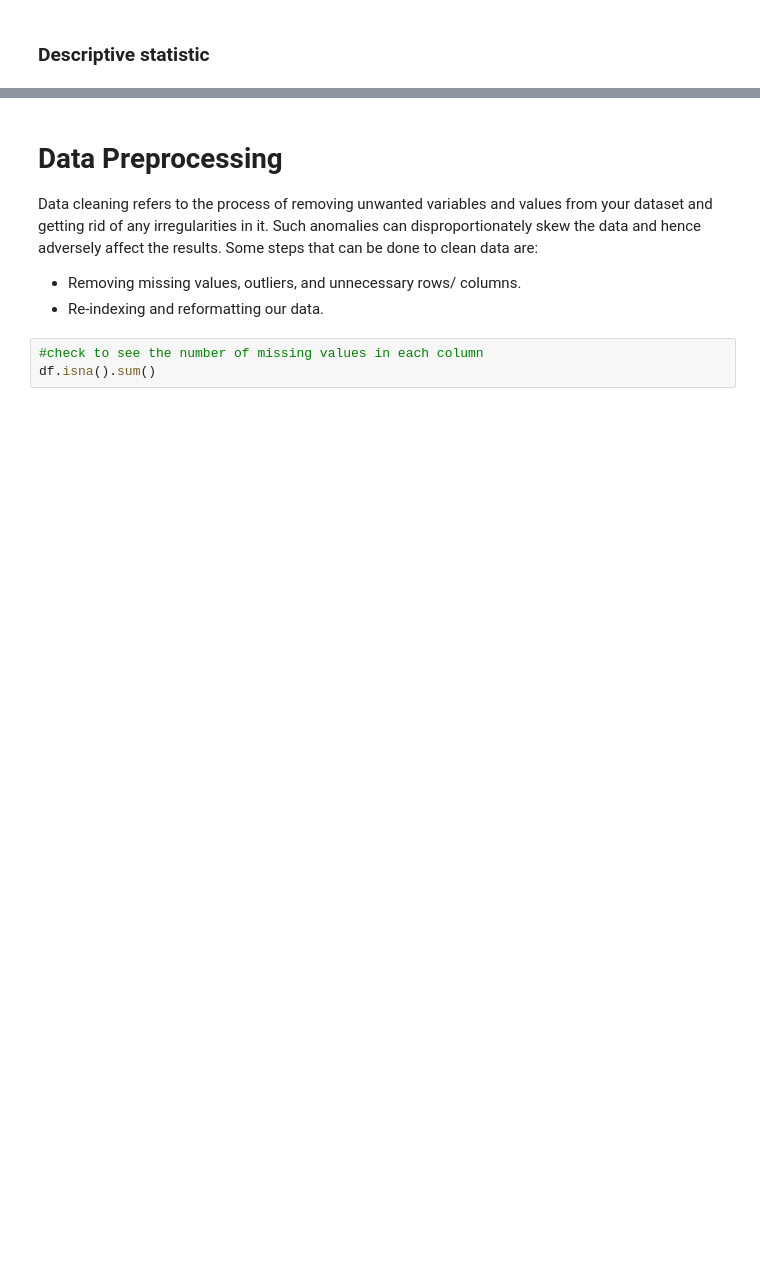
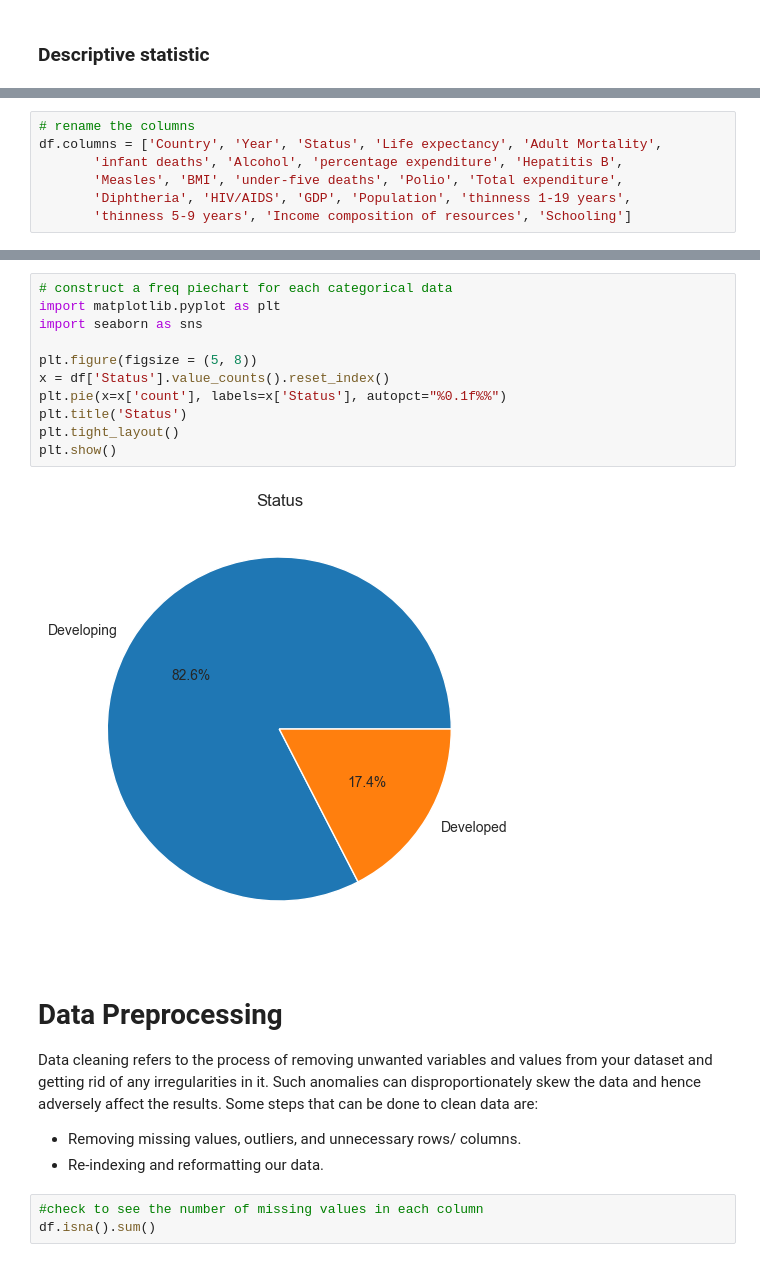
Before and after one commit to ov3ipo/SM_Project, a Jupyter notebook: project.ipynb, the cells around one changed output, grey strips where cells are left out. Drawn from its saved outputs; the diff is of its cells as text; blank space fills up the shorter version.

```diff
--- a/project.ipynb
+++ b/project.ipynb
@@ -54,3 +54,10 @@ df.describe().T
 | thinness 5-9 years | 2904.0000 | 4.8703 | 4.5089 | 0.1000 | 1.5000 | 3.3000 | 7.2000 | 28.6000 |
 | Income composition of resources | 2771.0000 | 0.6276 | 0.2109 | 0.0000 | 0.4930 | 0.6770 | 0.7790 | 0.9480 |
 | Schooling | 2775.0000 | 11.9928 | 3.3589 | 0.0000 | 10.1000 | 12.3000 | 14.3000 | 20.7000 |
+# %%
+# rename the columns
+df.columns = ['Country', 'Year', 'Status', 'Life expectancy', 'Adult Mortality',
+       'infant deaths', 'Alcohol', 'percentage expenditure', 'Hepatitis B',
+       'Measles', 'BMI', 'under-five deaths', 'Polio', 'Total expenditure',
+       'Diphtheria', 'HIV/AIDS', 'GDP', 'Population', 'thinness 1-19 years',
+       'thinness 5-9 years', 'Income composition of resources', 'Schooling']
@@ -57,3 +90,16 @@ df.describe().T
+# %%
+# construct a freq piechart for each categorical data
+import matplotlib.pyplot as plt
+import seaborn as sns
+
+plt.figure(figsize = (5, 8))
+x = df['Status'].value_counts().reset_index()
+plt.pie(x=x['count'], labels=x['Status'], autopct="%0.1f%%")
+plt.title('Status')
+plt.tight_layout()
+plt.show()
+# %% [output]
+[figure, added]
 # %% [markdown]
 # **Data Preprocessing**
 Data cleaning refers to the process of removing unwanted variables and values from your dataset and getting rid of any irregularities in it. Such anomalies can disproportionately skew the data and hence adversely affect the results. Some steps that can be done to clean data are:
```
Also changed, not shown: parts of 22 cells of this notebook.
